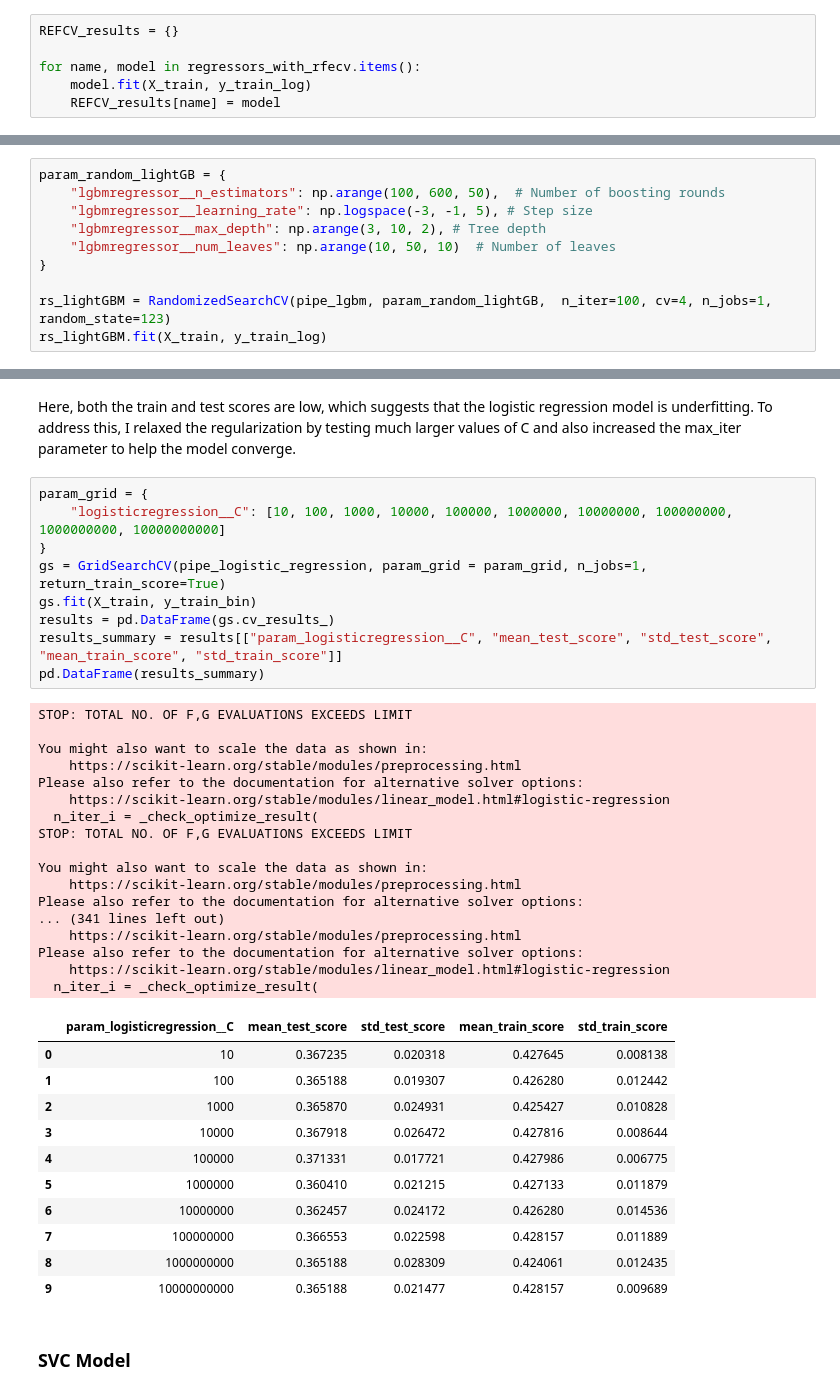
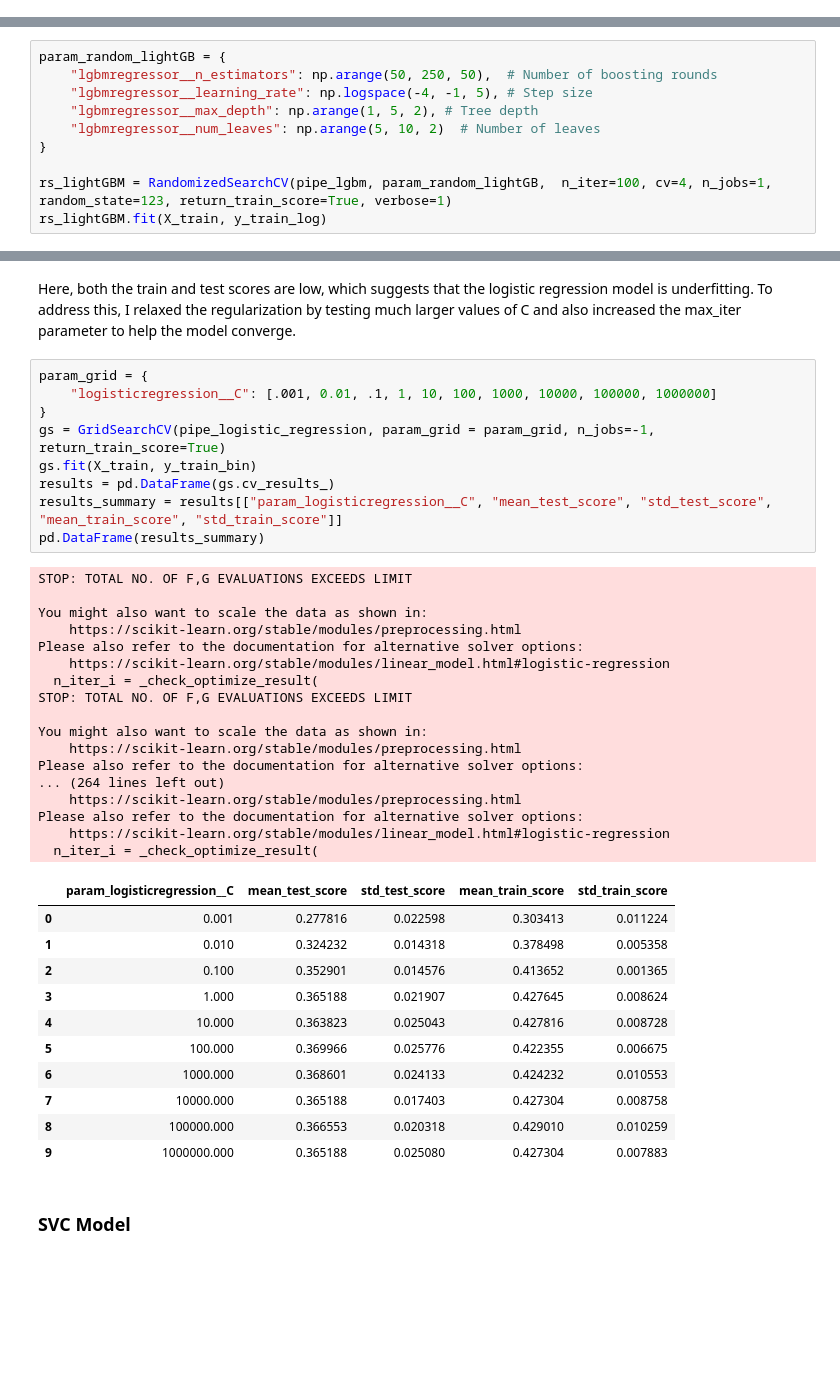
Before and after one commit to MengenL-ds/Predicting-and-Optimizing-Pricing-Strategies-for-New-York-AirBnB-Rental-Properties, a Jupyter notebook: models.ipynb, the cells around one changed output, grey strips where cells are left out. Cells and saved outputs as stored; diff of their text form; blank space fills up the shorter version.

```diff
--- a/models.ipynb
+++ b/models.ipynb
@@ -176,6 +158,0 @@ regressors_with_rfecv = {
-# %%
-REFCV_results = {}
-
-for name, model in regressors_with_rfecv.items():
-    model.fit(X_train, y_train_log)
-    REFCV_results[name] = model
@@ -225,11 +175,11 @@ df_summary[["mean_test_score", "std_test_score"]].T
 # %%
 param_random_lightGB = {
-    "lgbmregressor__n_estimators": np.arange(100, 600, 50),  # Number of boosting rounds
-    "lgbmregressor__learning_rate": np.logspace(-3, -1, 5), # Step size
-    "lgbmregressor__max_depth": np.arange(3, 10, 2), # Tree depth
-    "lgbmregressor__num_leaves": np.arange(10, 50, 10)  # Number of leaves
+    "lgbmregressor__n_estimators": np.arange(50, 250, 50),  # Number of boosting rounds
+    "lgbmregressor__learning_rate": np.logspace(-4, -1, 5), # Step size
+    "lgbmregressor__max_depth": np.arange(1, 5, 2), # Tree depth
+    "lgbmregressor__num_leaves": np.arange(5, 10, 2)  # Number of leaves
 }
 
-rs_lightGBM = RandomizedSearchCV(pipe_lgbm, param_random_lightGB,  n_iter=100, cv=4, n_jobs=1, random_state=123)
+rs_lightGBM = RandomizedSearchCV(pipe_lgbm, param_random_lightGB,  n_iter=100, cv=4, n_jobs=1, random_state=123, return_train_score=True, verbose=1)
 rs_lightGBM.fit(X_train, y_train_log)
 # %% [output]
@@ -430,42 +461,42 @@ Please also refer to the documentation for alternative solver options:
 Here, both the train and test scores are low, which suggests that the logistic regression model is underfitting. To address this, I relaxed the regularization by testing much larger values of C and also increased the max_iter parameter to help the model converge.
 # %%
 param_grid = {
-    "logisticregression__C": [10, 100, 1000, 10000, 100000, 1000000, 10000000, 100000000, 1000000000, 10000000000]
+    "logisticregression__C": [.001, 0.01, .1, 1, 10, 100, 1000, 10000, 100000, 1000000]
 }
-gs = GridSearchCV(pipe_logistic_regression, param_grid = param_grid, n_jobs=1, return_train_score=True)
+gs = GridSearchCV(pipe_logistic_regression, param_grid = param_grid, n_jobs=-1, return_train_score=True)
 gs.fit(X_train, y_train_bin)
 results = pd.DataFrame(gs.cv_results_)
 results_summary = results[["param_logisticregression__C", "mean_test_score", "std_test_score", "mean_train_score", "std_train_score"]]
 pd.DataFrame(results_summary)
 # %% [output]
 STOP: TOTAL NO. OF F,G EVALUATIONS EXCEEDS LIMIT
 
 You might also want to scale the data as shown in:
     https://scikit-learn.org/stable/modules/preprocessing.html
 Please also refer to the documentation for alternative solver options:
     https://scikit-learn.org/stable/modules/linear_model.html#logistic-regression
   n_iter_i = _check_optimize_result(
 STOP: TOTAL NO. OF F,G EVALUATIONS EXCEEDS LIMIT
 
 You might also want to scale the data as shown in:
     https://scikit-learn.org/stable/modules/preprocessing.html
 Please also refer to the documentation for alternative solver options:
-... (341 lines left out)
+... (264 lines left out)
     https://scikit-learn.org/stable/modules/preprocessing.html
 Please also refer to the documentation for alternative solver options:
     https://scikit-learn.org/stable/modules/linear_model.html#logistic-regression
   n_iter_i = _check_optimize_result(
 |  | param_logisticregression__C | mean_test_score | std_test_score | mean_train_score | std_train_score |
-| 0 | 10 | 0.367235 | 0.020318 | 0.427645 | 0.008138 |
-| 1 | 100 | 0.365188 | 0.019307 | 0.426280 | 0.012442 |
-| 2 | 1000 | 0.365870 | 0.024931 | 0.425427 | 0.010828 |
-| 3 | 10000 | 0.367918 | 0.026472 | 0.427816 | 0.008644 |
-| 4 | 100000 | 0.371331 | 0.017721 | 0.427986 | 0.006775 |
-| 5 | 1000000 | 0.360410 | 0.021215 | 0.427133 | 0.011879 |
-| 6 | 10000000 | 0.362457 | 0.024172 | 0.426280 | 0.014536 |
-| 7 | 100000000 | 0.366553 | 0.022598 | 0.428157 | 0.011889 |
-| 8 | 1000000000 | 0.365188 | 0.028309 | 0.424061 | 0.012435 |
-| 9 | 10000000000 | 0.365188 | 0.021477 | 0.428157 | 0.009689 |
+| 0 | 0.001 | 0.277816 | 0.022598 | 0.303413 | 0.011224 |
+| 1 | 0.010 | 0.324232 | 0.014318 | 0.378498 | 0.005358 |
+| 2 | 0.100 | 0.352901 | 0.014576 | 0.413652 | 0.001365 |
+| 3 | 1.000 | 0.365188 | 0.021907 | 0.427645 | 0.008624 |
+| 4 | 10.000 | 0.363823 | 0.025043 | 0.427816 | 0.008728 |
+| 5 | 100.000 | 0.369966 | 0.025776 | 0.422355 | 0.006675 |
+| 6 | 1000.000 | 0.368601 | 0.024133 | 0.424232 | 0.010553 |
+| 7 | 10000.000 | 0.365188 | 0.017403 | 0.427304 | 0.008758 |
+| 8 | 100000.000 | 0.366553 | 0.020318 | 0.429010 | 0.010259 |
+| 9 | 1000000.000 | 0.365188 | 0.025080 | 0.427304 | 0.007883 |
 # %% [markdown]
 ### SVC Model
 # %%
```
Also changed, not shown: parts of 40 cells of this notebook, 5 other files.
